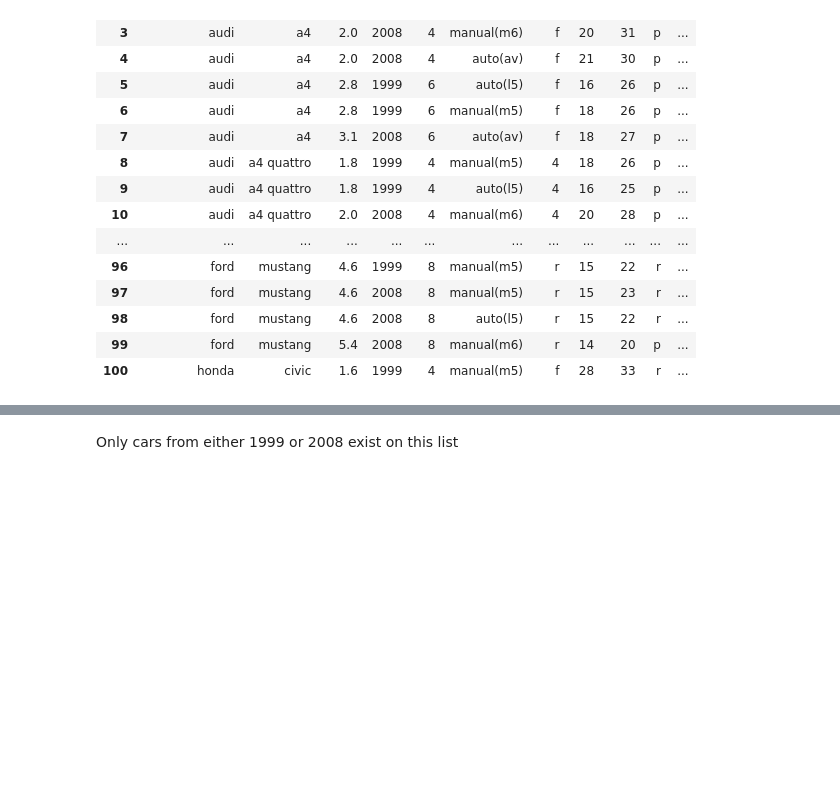
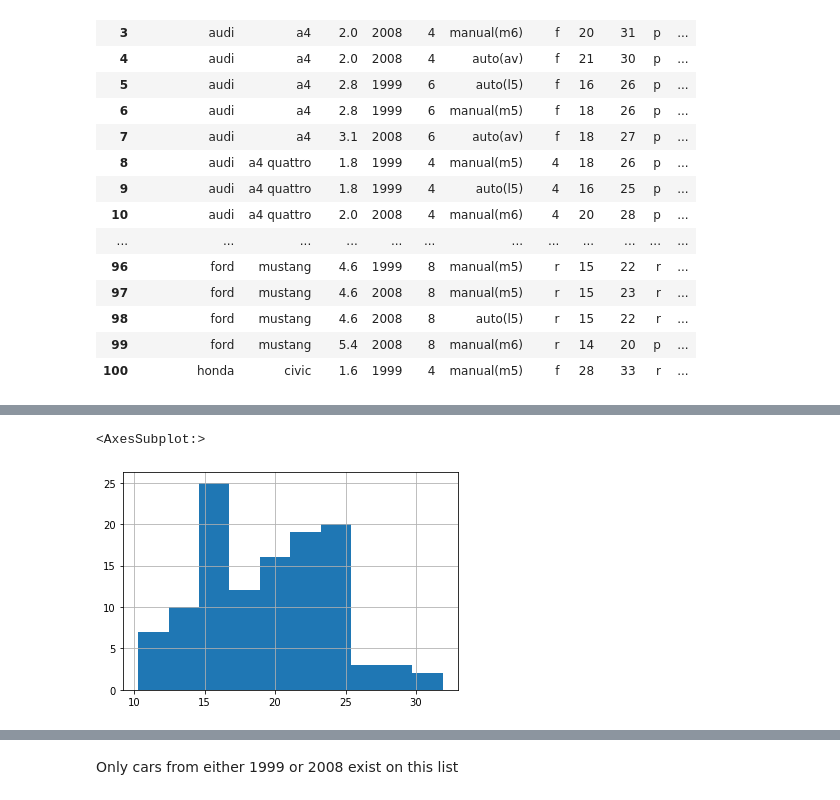
Before and after one commit to VasiliyAMelkozerov/statistics-exercises, a Jupyter notebook: hypothesis_testing.ipynb, the cells around one changed output, grey strips where cells are left out. Cells and saved outputs as stored; diff of their text form; code cells hidden in the pictures; blank space fills up the shorter version.

```diff
--- a/hypothesis_testing.ipynb
+++ b/hypothesis_testing.ipynb
@@ -105,3 +115,6 @@ df.head(100)
 | 98 | ford | mustang | 4.6 | 2008 | 8 | auto(l5) | r | 15 | 22 | r | ... |
 | 99 | ford | mustang | 5.4 | 2008 | 8 | manual(m6) | r | 14 | 20 | p | ... |
 | 100 | honda | civic | 1.6 | 1999 | 4 | manual(m5) | f | 28 | 33 | r | ... |
+# %%
+df['avg_fe'] = stats.hmean(df[['cty', 'hwy']], axis=1)
+df.head()
@@ -107,0 +128,7 @@ df.head(100)
+# %%
+fe_2008 = df[df.year == 2008].avg_fe
+fe_1999 = df[df.year == 1999].avg_fe
+fe_2008.hist()
+# %% [output]
+<AxesSubplot:>
+[figure, added]
```
Also changed, not shown: parts of 87 cells of this notebook.
